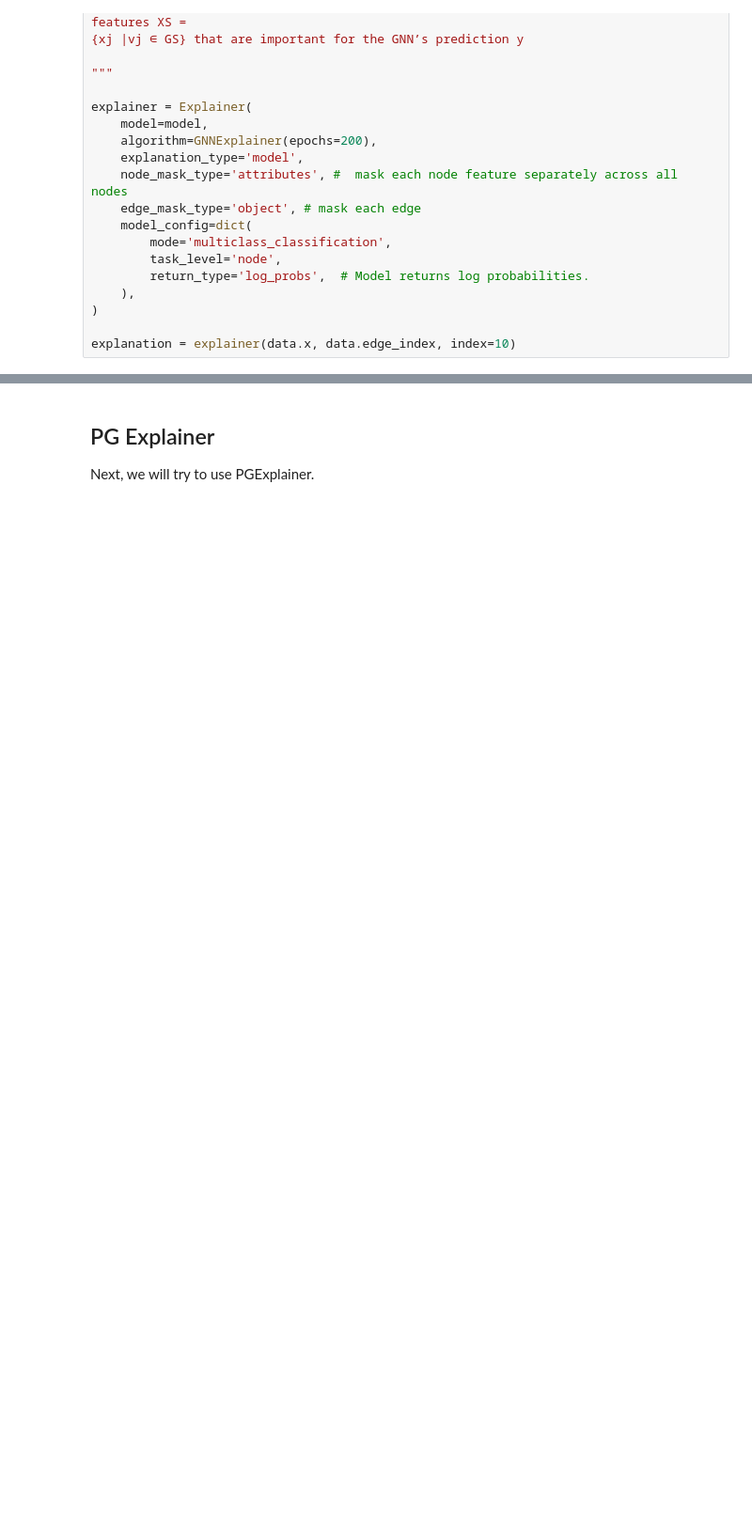
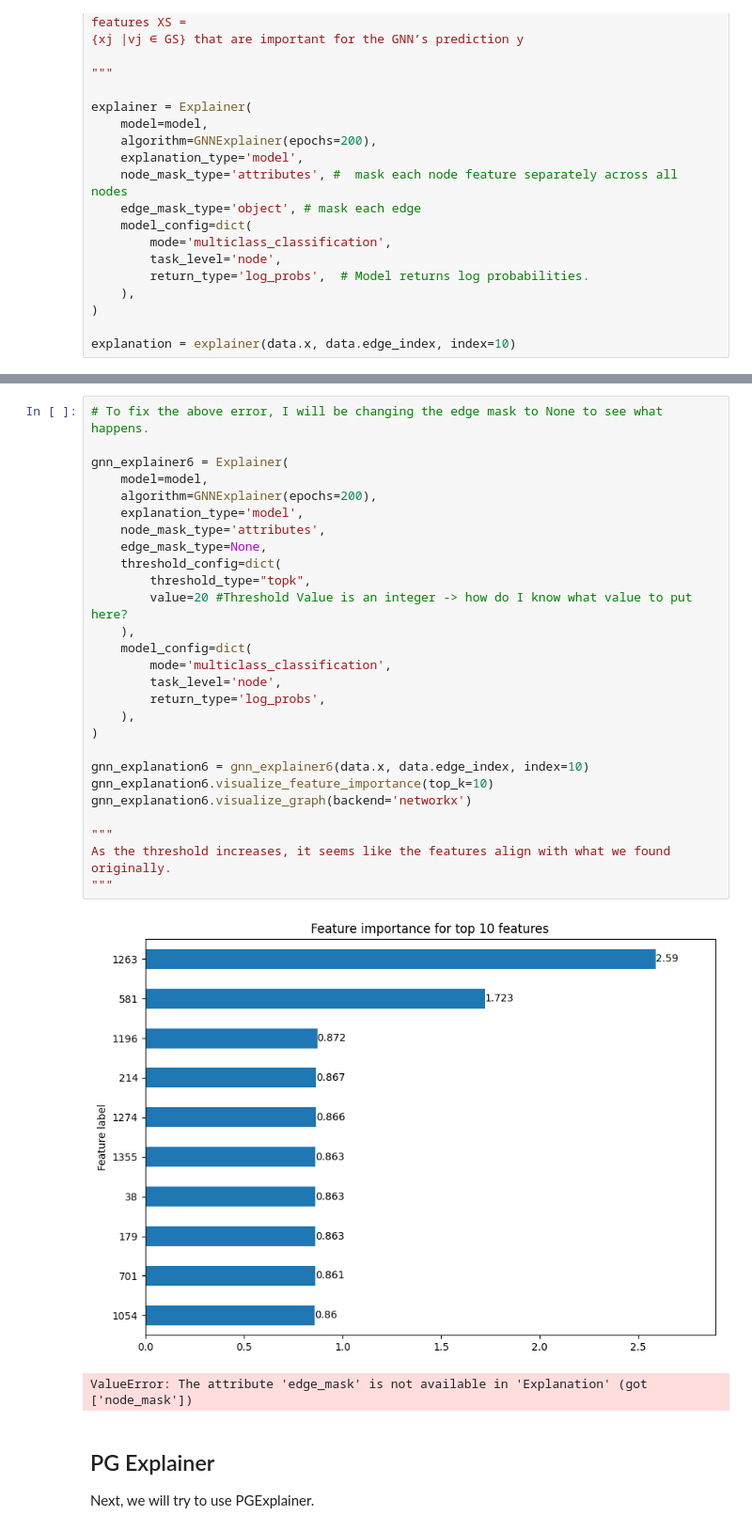
Before and after one commit to alyssaanastasi/srebp2-explanations, a Jupyter notebook: cora_dataset.ipynb, the cells around one changed output, grey strips where cells are left out. Shown at 94% size. Saved outputs shown, nothing was run; the diff lists cells and outputs as text; blank space fills up the shorter version.

```diff
--- a/cora_dataset.ipynb
+++ b/cora_dataset.ipynb
@@ -179,3 +354,33 @@ print(fid_pm)
+# %%
+# To fix the above error, I will be changing the edge mask to None to see what happens.
+
+gnn_explainer6 = Explainer(
+    model=model,
+    algorithm=GNNExplainer(epochs=200),
+    explanation_type='model',
+    node_mask_type='attributes',
+    edge_mask_type=None,
+    threshold_config=dict(
+        threshold_type="topk",
+        value=20 #Threshold Value is an integer -> how do I know what value to put here?
+    ),
+    model_config=dict(
+        mode='multiclass_classification',
+        task_level='node',
+        return_type='log_probs',
+    ),
+)
+
+gnn_explanation6 = gnn_explainer6(data.x, data.edge_index, index=10)
+gnn_explanation6.visualize_feature_importance(top_k=10)
+gnn_explanation6.visualize_graph(backend='networkx')
+
+"""
+As the threshold increases, it seems like the features align with what we found originally.
+"""
+# %% [output]
+[figure, added]
+ValueError: The attribute 'edge_mask' is not available in 'Explanation' (got ['node_mask'])
 # %% [markdown]
 ## PG Explainer
 
```
Also changed, not shown: parts of 17 cells of this notebook, 1 other file.
